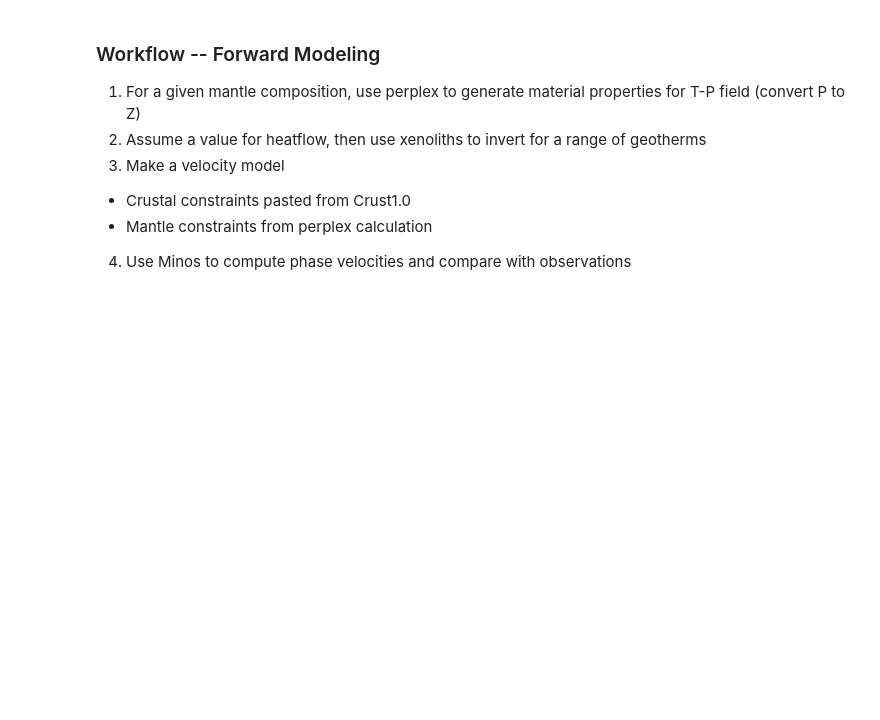
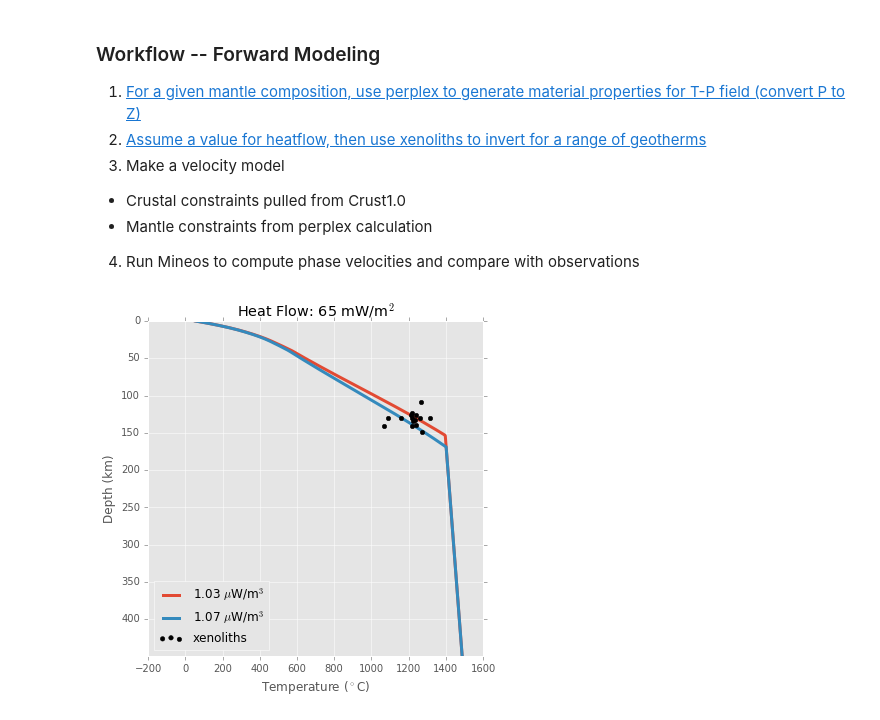
Before and after one commit to nmancinelli/ss-precursors, a Jupyter notebook: Forward_Modeling_Workflow.ipynb, the cells around one changed output. Saved outputs shown, nothing was run; the diff lists cells and outputs as text; code cells hidden in the pictures; blank space fills up the shorter version.

```diff
--- a/Forward_Modeling_Workflow.ipynb
+++ b/Forward_Modeling_Workflow.ipynb
@@ -1,10 +1,10 @@
 # %% [markdown]
 ### Workflow -- Forward Modeling
 
-1. For a given mantle composition, use perplex to generate material properties for T-P field (convert P to Z)
-2. Assume a value for heatflow, then use xenoliths to invert for a range of geotherms
+1. [For a given mantle composition, use perplex to generate material properties for T-P field (convert P to Z)](perplex/Plot_PT.ipynb)
+2. [Assume a value for heatflow, then use xenoliths to invert for a range of geotherms](geotherm/Invert_for_Geotherm.ipynb)
 3. Make a velocity model
-  * Crustal constraints pasted from Crust1.0
+  * Crustal constraints pulled from Crust1.0
   * Mantle constraints from perplex calculation
-4. Use Minos to compute phase velocities and compare with observations
+4. Run Mineos to compute phase velocities and compare with observations
 # %%
@@ -25,3 +19,27 @@ gt = pickle.load(fin)
+# %%
+#Step 2 - Import range of geotherms
+from geotherm import *
+fig = plt.figure(1,(6,6))
+
+gts={}
+
+for tag in ['min','max']:
+
+    fin = open('geotherm/geotherm_ColoradoPlateau_%s.pickle' % tag,'rb')
+    gt = pickle.load(fin)
+    fin.close()
+
+    plt.plot(gt.temps,gt.depths,label='%.2f $\mu$W/m$^3$' % (gt.rhoH*10**6), lw=3)
+
+    gts[tag] = gt
+
+plt.scatter(gt.xeno_temps,gt.xeno_depths, label = 'xenoliths',zorder=1000, color='black')
+plt.title('Heat Flow: %2d mW/m$^2$' % (gt.q0*1e3) )
+plt.ylim(max(gt.depths),0)
+_,_=plt.ylabel('Depth (km)'), plt.xlabel('Temperature ($^\circ$C)')
+_ =plt.legend(loc=3)
+# %% [output]
+[figure, added]
 # %%
 #Step 3 - Make velocity model and write to card file
 from matplotlib import pylab as plt
```
Also changed, not shown: parts of 6 cells of this notebook, 6 other files.
